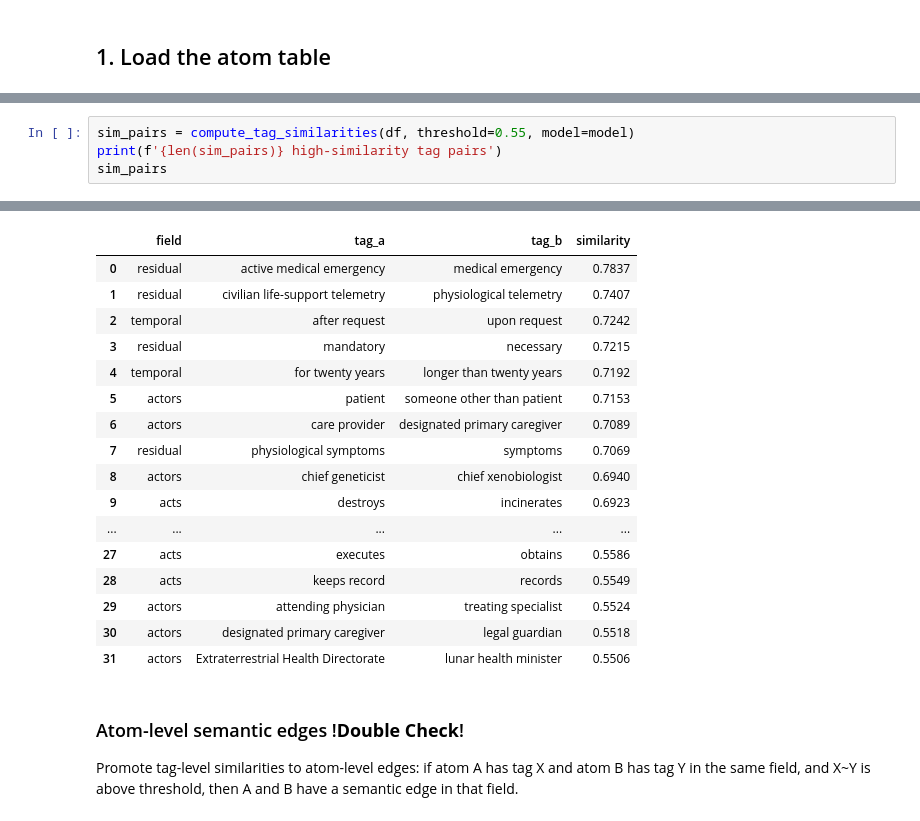
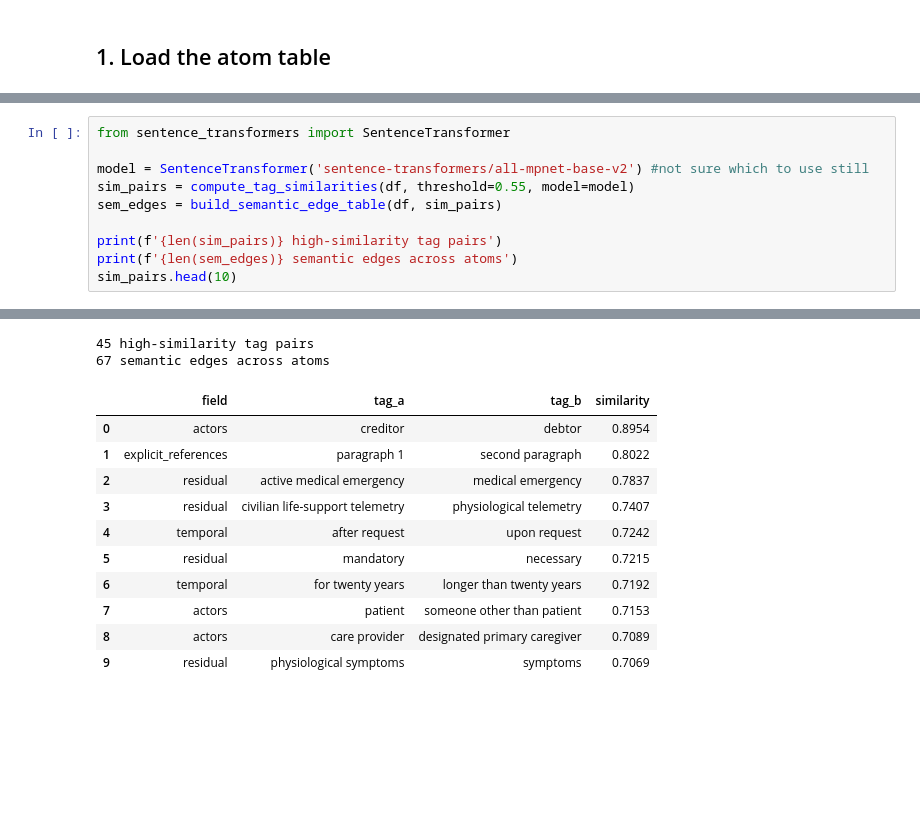
Before and after one commit to robinAssam/ArticleRelationshipModel, a Jupyter notebook: notebooks/01_explore_atoms.ipynb, the cells around one changed output, grey strips where cells are left out. Cells and saved outputs as stored; diff of their text form; blank space fills up the shorter version.

```diff
--- a/notebooks/01_explore_atoms.ipynb
+++ b/notebooks/01_explore_atoms.ipynb
@@ -365,5 +307,11 @@ Connects every unique word or phrase with others that carry similar meaning
 # %%
+from sentence_transformers import SentenceTransformer
+
+model = SentenceTransformer('sentence-transformers/all-mpnet-base-v2') #not sure which to use still
 sim_pairs = compute_tag_similarities(df, threshold=0.55, model=model)
+sem_edges = build_semantic_edge_table(df, sim_pairs)
+
 print(f'{len(sim_pairs)} high-similarity tag pairs')
-sim_pairs
+print(f'{len(sem_edges)} semantic edges across atoms')
+sim_pairs.head(10)
 # %% [output]
@@ -371,21 +319,13 @@ sim_pairs
+45 high-similarity tag pairs
+67 semantic edges across atoms
 |  | field | tag_a | tag_b | similarity |
-| 0 | residual | active medical emergency | medical emergency | 0.7837 |
-| 1 | residual | civilian life-support telemetry | physiological telemetry | 0.7407 |
-| 2 | temporal | after request | upon request | 0.7242 |
-| 3 | residual | mandatory | necessary | 0.7215 |
-| 4 | temporal | for twenty years | longer than twenty years | 0.7192 |
-| 5 | actors | patient | someone other than patient | 0.7153 |
-| 6 | actors | care provider | designated primary caregiver | 0.7089 |
-| 7 | residual | physiological symptoms | symptoms | 0.7069 |
-| 8 | actors | chief geneticist | chief xenobiologist | 0.6940 |
-| 9 | acts | destroys | incinerates | 0.6923 |
-| ... | ... | ... | ... | ... |
-| 27 | acts | executes | obtains | 0.5586 |
-| 28 | acts | keeps record | records | 0.5549 |
-| 29 | actors | attending physician | treating specialist | 0.5524 |
-| 30 | actors | designated primary caregiver | legal guardian | 0.5518 |
-| 31 | actors | Extraterrestrial Health Directorate | lunar health minister | 0.5506 |
+| 0 | actors | creditor | debtor | 0.8954 |
+| 1 | explicit_references | paragraph 1 | second paragraph | 0.8022 |
+| 2 | residual | active medical emergency | medical emergency | 0.7837 |
+| 3 | residual | civilian life-support telemetry | physiological telemetry | 0.7407 |
+| 4 | temporal | after request | upon request | 0.7242 |
+| 5 | residual | mandatory | necessary | 0.7215 |
+| 6 | temporal | for twenty years | longer than twenty years | 0.7192 |
+| 7 | actors | patient | someone other than patient | 0.7153 |
+| 8 | actors | care provider | designated primary caregiver | 0.7089 |
+| 9 | residual | physiological symptoms | symptoms | 0.7069 |
-# %% [markdown]
-### Atom-level semantic edges !**Double Check**!
-
-Promote tag-level similarities to atom-level edges: if atom A has tag X and atom B has tag Y in the same field, and X~Y is above threshold, then A and B have a semantic edge in that field.
```
Also changed, not shown: parts of 94 cells of this notebook, 7 other files.
